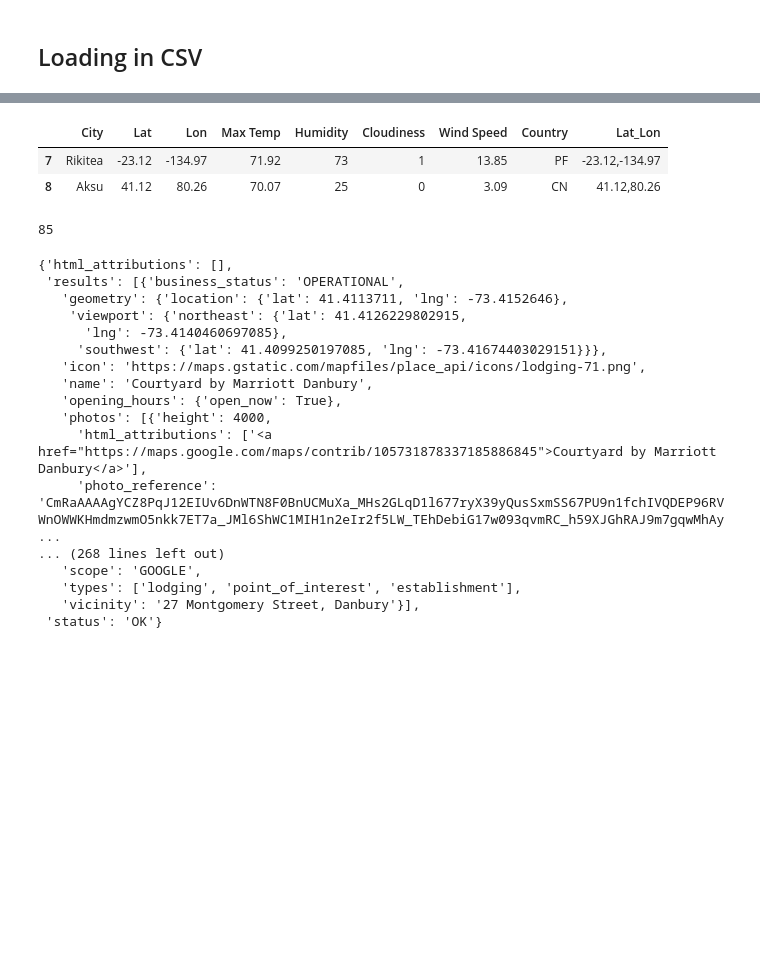
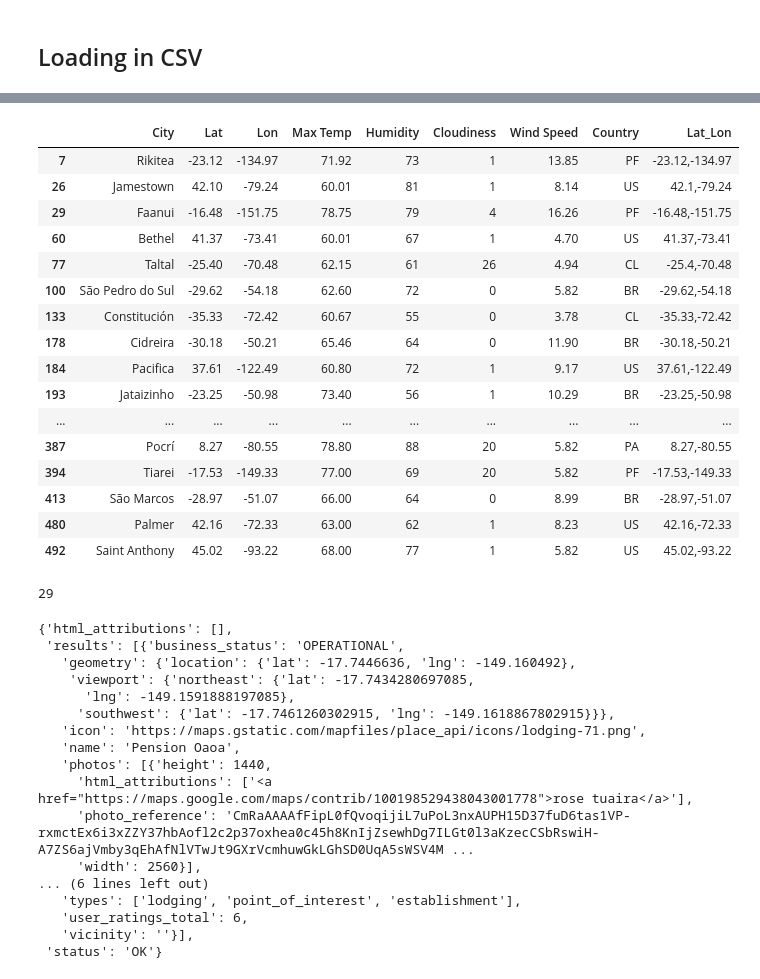
Before and after one commit to Slyssy/python-api-challenge, a Jupyter notebook: VacationPy/VacationPy.ipynb, the cells around one changed output, grey strips where cells are left out. Cells and saved outputs as stored; diff of their text form; code cells hidden in the pictures; blank space fills up the shorter version.

```diff
--- a/VacationPy/VacationPy.ipynb
+++ b/VacationPy/VacationPy.ipynb
@@ -39,20 +39,36 @@ df.drop(columns=["Unnamed: 0", "Date"], inplace=True)
 # %%
 # Filtering DataFrame to display only those cities with ideal weather conditions.
 perfect_weather_df = df[
     (df["Max Temp"] <= 80)
     & (df["Max Temp"] >= 60)
     & (df["Wind Speed"] <= 20)
     & (df["Cloudiness"] <= 30)
+    # I am adding this variable which is not part of the HW assignment. I do not like long flights, so I am keeping my flights all in the Western Hemisphere.
+    & ((df["Lon"] <= -25) & (df["Lon"] >= -160))
 ]
-perfect_weather_df.head(2)
+perfect_weather_df
 # %% [output]
 |  | City | Lat | Lon | Max Temp | Humidity | Cloudiness | Wind Speed | Country | Lat_Lon |
 | 7 | Rikitea | -23.12 | -134.97 | 71.92 | 73 | 1 | 13.85 | PF | -23.12,-134.97 |
-| 8 | Aksu | 41.12 | 80.26 | 70.07 | 25 | 0 | 3.09 | CN | 41.12,80.26 |
+| 26 | Jamestown | 42.10 | -79.24 | 60.01 | 81 | 1 | 8.14 | US | 42.1,-79.24 |
+| 29 | Faanui | -16.48 | -151.75 | 78.75 | 79 | 4 | 16.26 | PF | -16.48,-151.75 |
+| 60 | Bethel | 41.37 | -73.41 | 60.01 | 67 | 1 | 4.70 | US | 41.37,-73.41 |
+| 77 | Taltal | -25.40 | -70.48 | 62.15 | 61 | 26 | 4.94 | CL | -25.4,-70.48 |
+| 100 | São Pedro do Sul | -29.62 | -54.18 | 62.60 | 72 | 0 | 5.82 | BR | -29.62,-54.18 |
+| 133 | Constitución | -35.33 | -72.42 | 60.67 | 55 | 0 | 3.78 | CL | -35.33,-72.42 |
+| 178 | Cidreira | -30.18 | -50.21 | 65.46 | 64 | 0 | 11.90 | BR | -30.18,-50.21 |
+| 184 | Pacifica | 37.61 | -122.49 | 60.80 | 72 | 1 | 9.17 | US | 37.61,-122.49 |
+| 193 | Jataizinho | -23.25 | -50.98 | 73.40 | 56 | 1 | 10.29 | BR | -23.25,-50.98 |
+| ... | ... | ... | ... | ... | ... | ... | ... | ... | ... |
+| 387 | Pocrí | 8.27 | -80.55 | 78.80 | 88 | 20 | 5.82 | PA | 8.27,-80.55 |
+| 394 | Tiarei | -17.53 | -149.33 | 77.00 | 69 | 20 | 5.82 | PF | -17.53,-149.33 |
+| 413 | São Marcos | -28.97 | -51.07 | 66.00 | 64 | 0 | 8.99 | BR | -28.97,-51.07 |
+| 480 | Palmer | 42.16 | -72.33 | 63.00 | 62 | 1 | 8.23 | US | 42.16,-72.33 |
+| 492 | Saint Anthony | 45.02 | -93.22 | 68.00 | 77 | 1 | 5.82 | US | 45.02,-93.22 |
 # %%
 perfect_weather_df["Lat_Lon"].value_counts().sum()
 # %% [output]
-85
+29
 # %%
 lat_lon_list = perfect_weather_df["Lat_Lon"].tolist()
 # %%
@@ -71,20 +87,20 @@ hotels
 # %% [output]
 {'html_attributions': [],
  'results': [{'business_status': 'OPERATIONAL',
-   'geometry': {'location': {'lat': 41.4113711, 'lng': -73.4152646},
-    'viewport': {'northeast': {'lat': 41.4126229802915,
-      'lng': -73.4140460697085},
-     'southwest': {'lat': 41.4099250197085, 'lng': -73.41674403029151}}},
+   'geometry': {'location': {'lat': -17.7446636, 'lng': -149.160492},
+    'viewport': {'northeast': {'lat': -17.7434280697085,
+      'lng': -149.1591888197085},
+     'southwest': {'lat': -17.7461260302915, 'lng': -149.1618867802915}}},
    'icon': 'https://maps.gstatic.com/mapfiles/place_api/icons/lodging-71.png',
-   'name': 'Courtyard by Marriott Danbury',
-   'opening_hours': {'open_now': True},
-   'photos': [{'height': 4000,
-     'html_attributions': ['<a href="https://maps.google.com/maps/contrib/105731878337185886845">Courtyard by Marriott Danbury</a>'],
-     'photo_reference': 'CmRaAAAAgYCZ8PqJ12EIUv6DnWTN8F0BnUCMuXa_MHs2GLqD1l677ryX39yQusSxmSS67PU9n1fchIVQDEP96RVWnOWWKHmdmzwmO5nkk7ET7a_JMl6ShWC1MIH1n2eIr2f5LW_TEhDebiG17w093qvmRC_h59XJGhRAJ9m7gqwMhAy ...
-... (268 lines left out)
-   'scope': 'GOOGLE',
+   'name': 'Pension Oaoa',
+   'photos': [{'height': 1440,
+     'html_attributions': ['<a href="https://maps.google.com/maps/contrib/100198529438043001778">rose tuaira</a>'],
+     'photo_reference': 'CmRaAAAAfFipL0fQvoqijiL7uPoL3nxAUPH15D37fuD6tas1VP-rxmctEx6i3xZZY37hbAofl2c2p37oxhea0c45h8KnIjZsewhDg7ILGt0l3aKzecCSbRswiH-A7ZS6ajVmby3qEhAfNlVTwJt9GXrVcmhuwGkLGhSD0UqA5sWSV4M ...
+     'width': 2560}],
+... (6 lines left out)
    'types': ['lodging', 'point_of_interest', 'establishment'],
-   'vicinity': '27 Montgomery Street, Danbury'}],
+   'user_ratings_total': 6,
+   'vicinity': ''}],
  'status': 'OK'}
 # %%
 # Function to extract data for the first hotel for each city.
```
Also changed, not shown: parts of 7 cells of this notebook, 16 other files.
